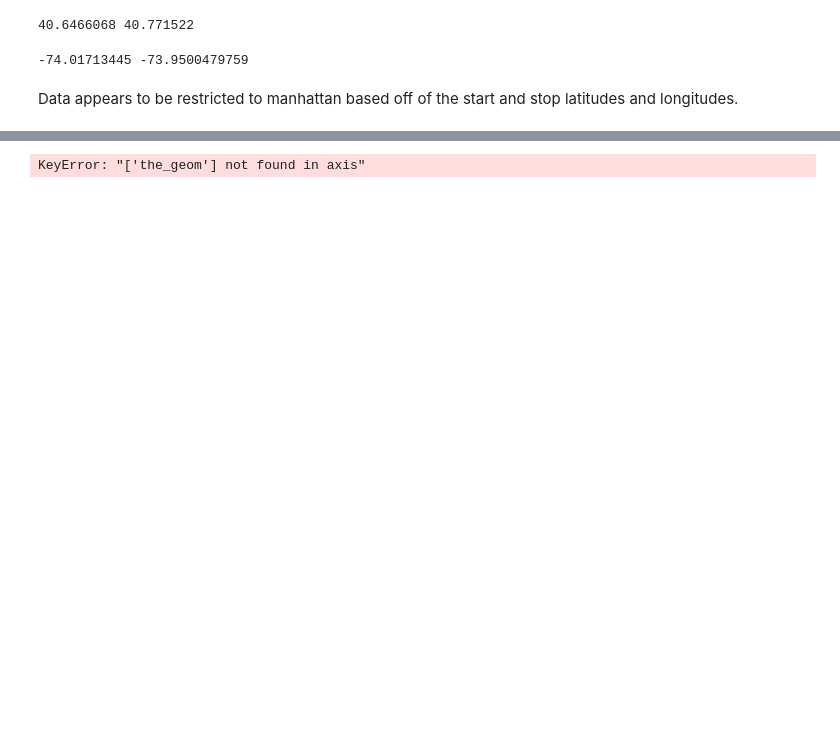
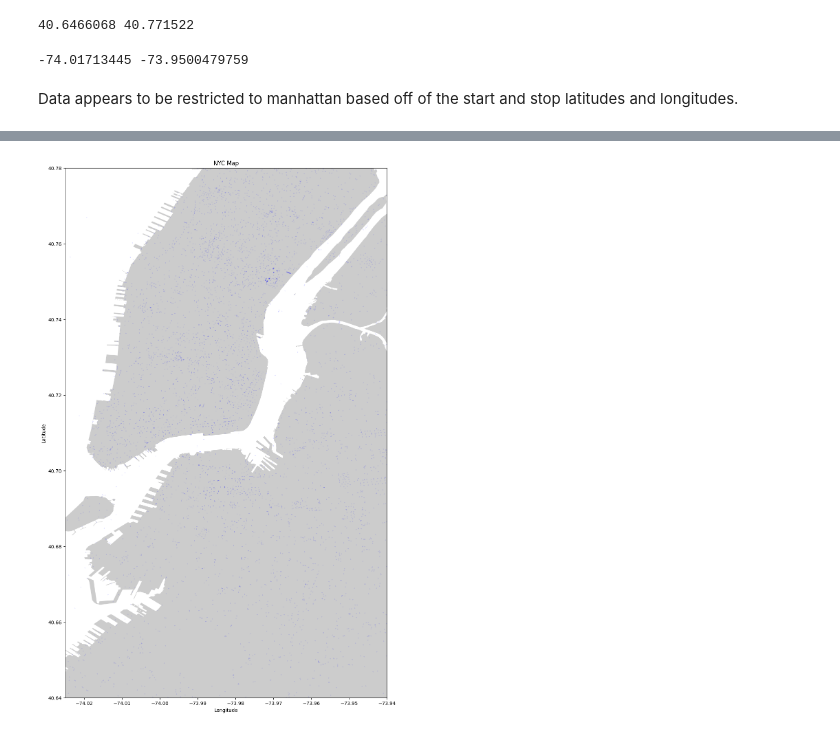
Before and after one commit to ColeDixon78/ML-Projects, a Jupyter notebook: Bike_share_project/NYC_biking.ipynb, the cells around one changed output, grey strips where cells are left out. Cells and saved outputs as stored; diff of their text form; code cells hidden in the pictures; blank space fills up the shorter version.

```diff
--- a/Bike_share_project/NYC_biking.ipynb
+++ b/Bike_share_project/NYC_biking.ipynb
@@ -132,10 +139,16 @@ poi_data.head()
 | 3 | POINT (-73.9919414213091 40.70960... | 162664 | 0 | N | 1.0 | 580 | 8 | 0 | 1.0 | 05/14/2009 12:00:00 AM | ... |
 | 4 | POINT (-73.9526609766105 40.73906... | 157362 | 0 | N | 1.0 | 582 | 8 | 0 | 3.0 | 05/14/2009 12:00:00 AM | ... |
 # %%
-lat = [float(poi_data["the_geom"].loc[i].split()[1].strip("(")) for i in range(len(poi_data))]
-long = [float(poi_data["the_geom"].loc[i].split()[2].strip(")")) for i in range(len(poi_data))]
+long = [float(poi_data["the_geom"].loc[i].split()[1].strip("(")) for i in range(len(poi_data))]
+lat = [float(poi_data["the_geom"].loc[i].split()[2].strip(")")) for i in range(len(poi_data))]
 poi_data["Latitude"] = lat
 poi_data["Longitude"] = long
-poi_data.drop(labels=["the_geom"])
-# %% [output]
-KeyError: "['the_geom'] not found in axis"
+# %%
+poi_data = poi_data[poi_data["Longitude"] >= -74.025]
+poi_data = poi_data[poi_data["Longitude"] <= -73.94]
+poi_data = poi_data[poi_data["Latitude"] >= 40.64]
+poi_data = poi_data[poi_data["Latitude"] <= 40.78]
+# %%
+plot_nyc(data=poi_data,lat_col = "Latitude", lng_col = "Longitude")
+# %% [output]
+[figure, added]
```
Also changed, not shown: parts of 19 cells of this notebook, 4 other files.
